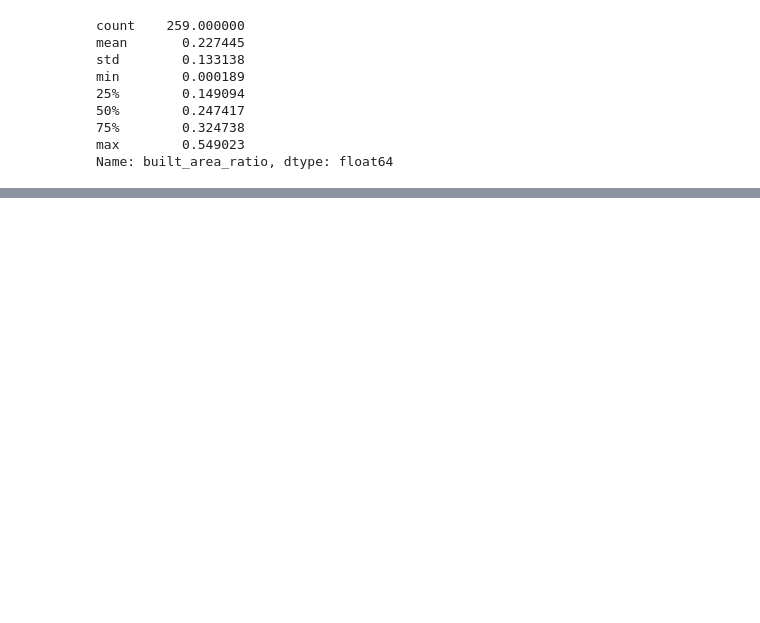
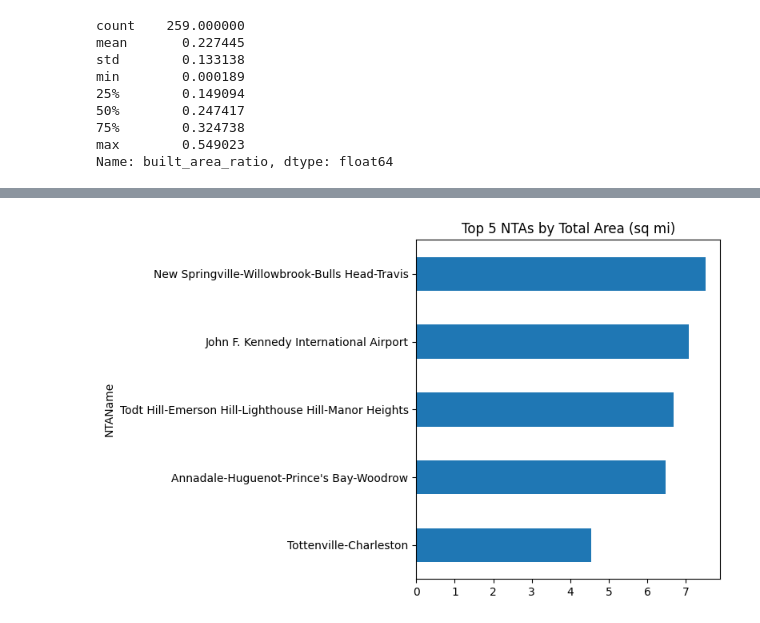
Before and after one commit to rowens2025/nyc-urban-built-floodzone-planimetrics, a Jupyter notebook: notebooks/initial_built_density.ipynb, the cells around one changed output, grey strips where cells are left out. Saved outputs shown, nothing was run; the diff lists cells and outputs as text; code cells hidden in the pictures; blank space fills up the shorter version.

```diff
--- a/notebooks/initial_built_density.ipynb
+++ b/notebooks/initial_built_density.ipynb
@@ -199,0 +240,15 @@ Name: built_area_ratio, dtype: float64
+# %%
+top5NTATotalArea = (
+    nta_built.sort_values("nta_area_sqft", ascending=False)
+    .head(5)
+    .assign(area_sq_miles=lambda d: d["nta_area_sqft"] / SQFT_PER_SQMI)
+    .set_index("NTAName")["area_sq_miles"]
+)
+
+plt.figure(figsize=(8, 5))
+top5NTATotalArea.sort_values().plot(kind="barh")
+plt.title("Top 5 NTAs by Total Area (sq mi)")
+plt.tight_layout()
+plt.show()
+# %% [output]
+[figure, added]
```
Also changed, not shown: parts of 4 cells of this notebook, 1 other file.
